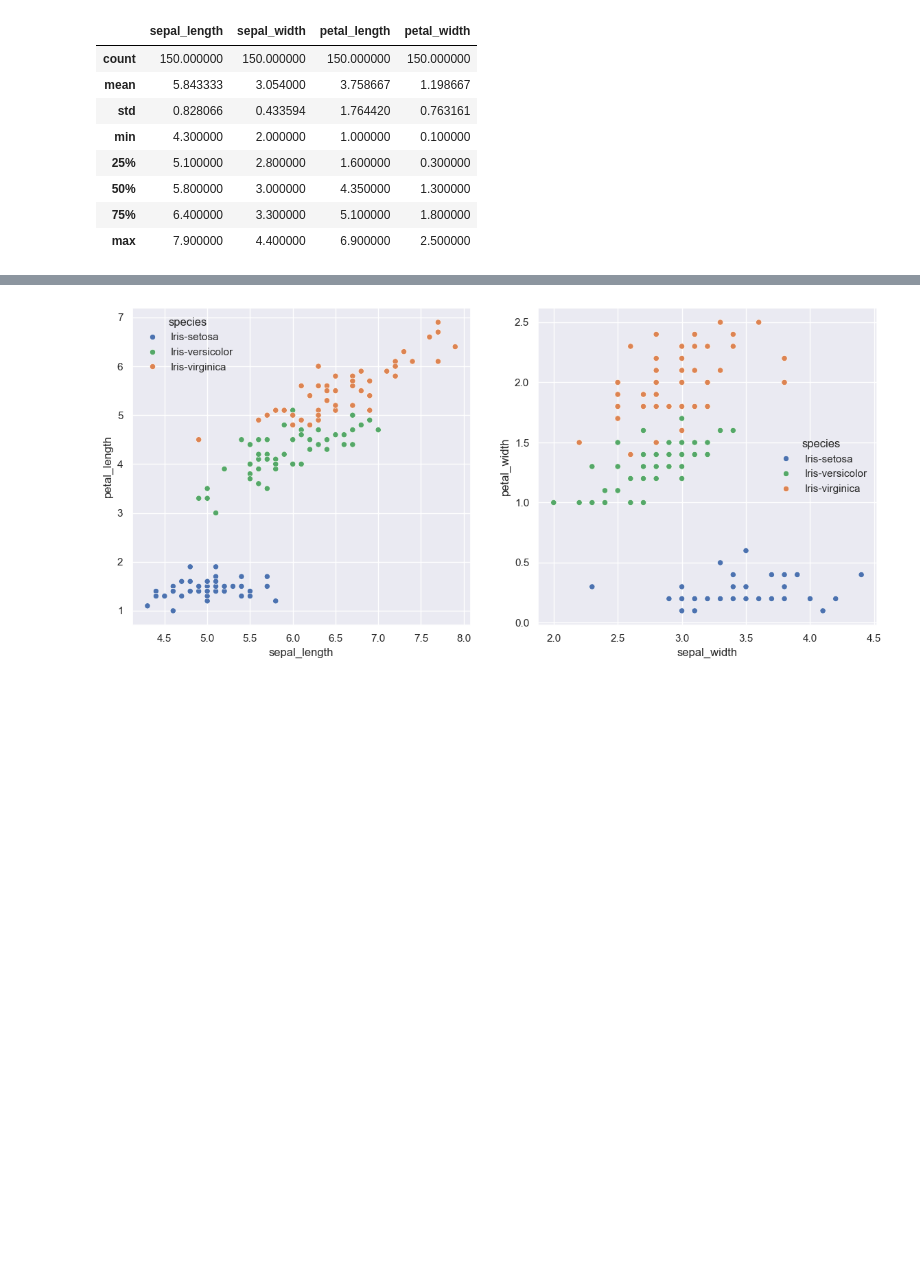
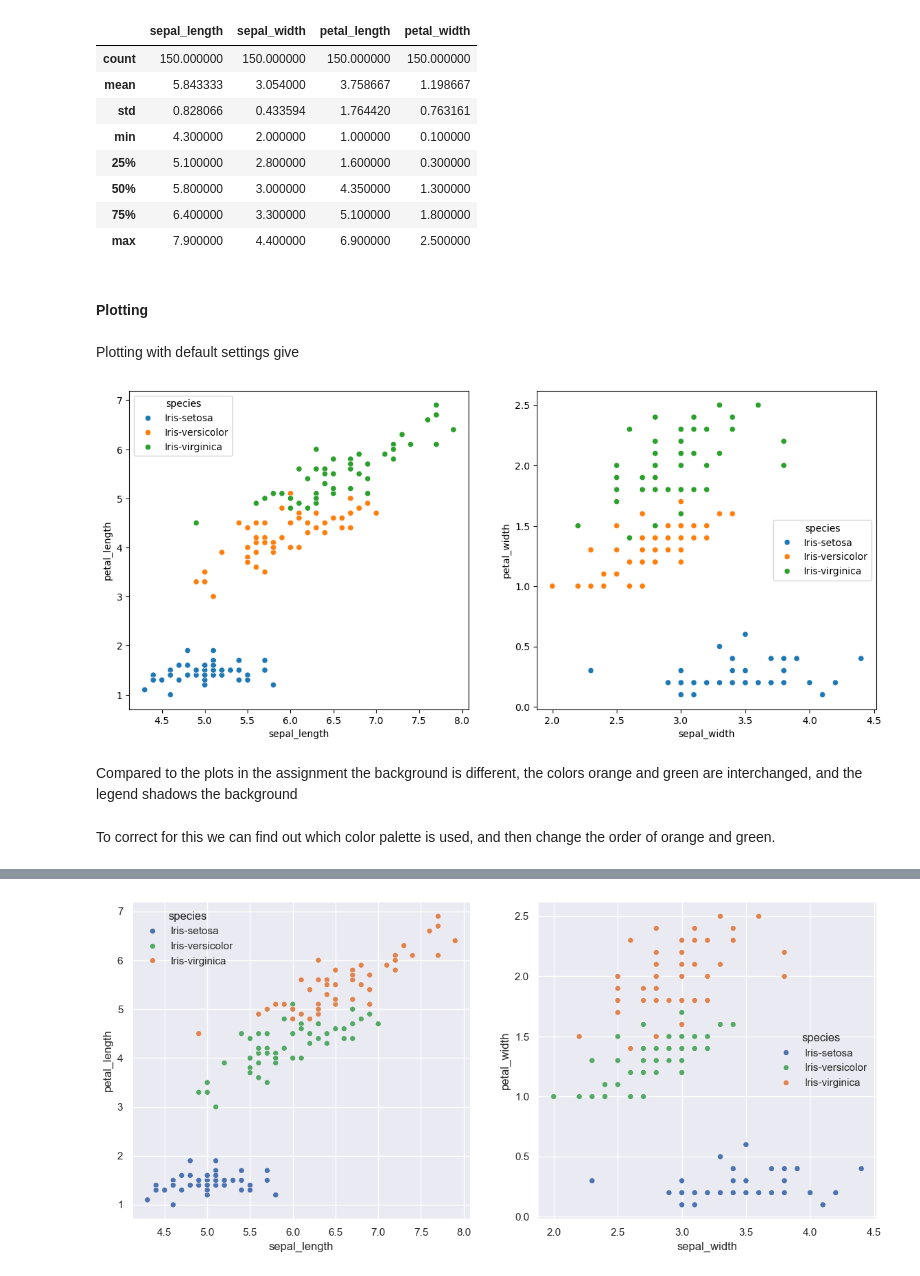
Before and after one commit to totatorbj/su-mt4007, a Jupyter notebook: HW3/HW3_investigation.ipynb, the cells around one changed output, grey strips where cells are left out. Drawn from its saved outputs; the diff is of its cells as text; code cells hidden in the pictures; blank space fills up the shorter version.

Commit message:
HW3, IRIS data structured
IRIS part is  well structured, but needs more discussion. Remaining parts needs both restructuring, discussions and some more code.

```diff
--- a/HW3/HW3_investigation.ipynb
+++ b/HW3/HW3_investigation.ipynb
@@ -94,3 +68,18 @@ IRIS_data_df.describe()
 | 50% | 5.800000 | 3.000000 | 4.350000 | 1.300000 |
 | 75% | 6.400000 | 3.300000 | 5.100000 | 1.800000 |
 | max | 7.900000 | 4.400000 | 6.900000 | 2.500000 |
+# %% [markdown]
+
+#### Plotting
+# %% [markdown]
+Plotting with default settings give
+# %%
+fig, axs = plt.subplots(1,2, figsize=(14,6))
+sns.scatterplot(data=IRIS_data_df, x="sepal_length", y= "petal_length", hue="species",ax=axs[0])
+sns.scatterplot(data=IRIS_data_df, x="sepal_width", y= "petal_width", hue="species",ax=axs[1]);
+# %% [output]
+[figure, added]
+# %% [markdown]
+Compared to the plots in the assignment the background is different, the colors orange and green are interchanged, and the legend shadows the background
+# %% [markdown]
+To correct for this we can find out which color palette is used, and then change the order of orange and green.
```
Also changed, not shown: parts of 25 cells of this notebook.
